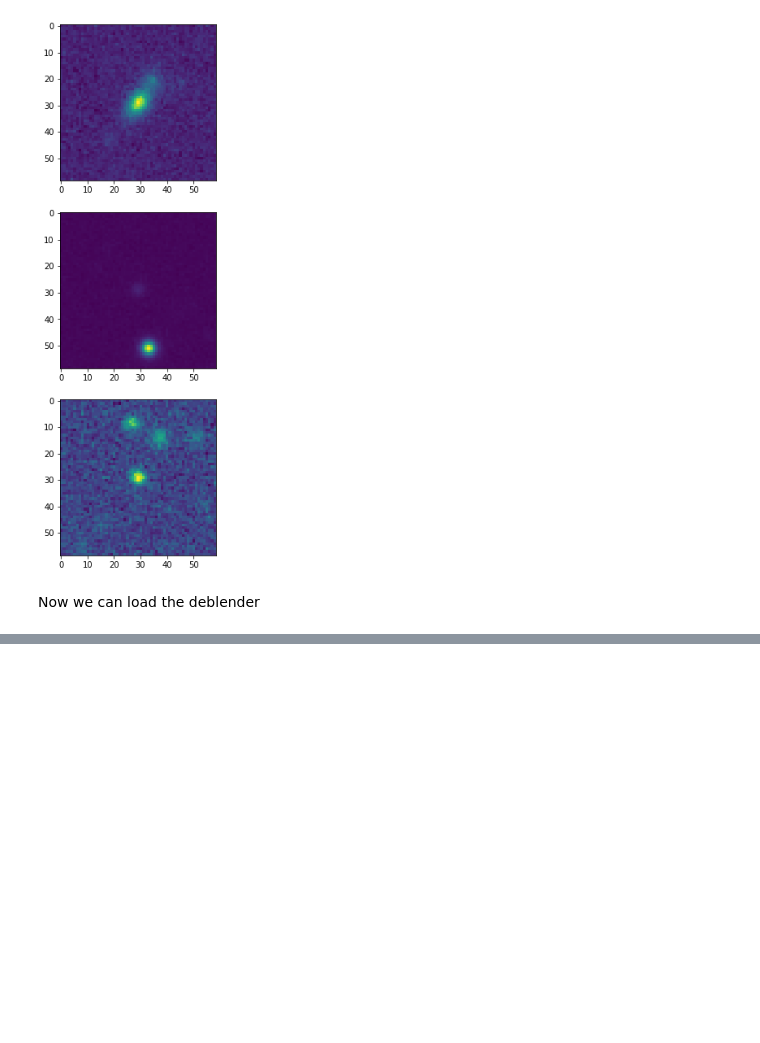
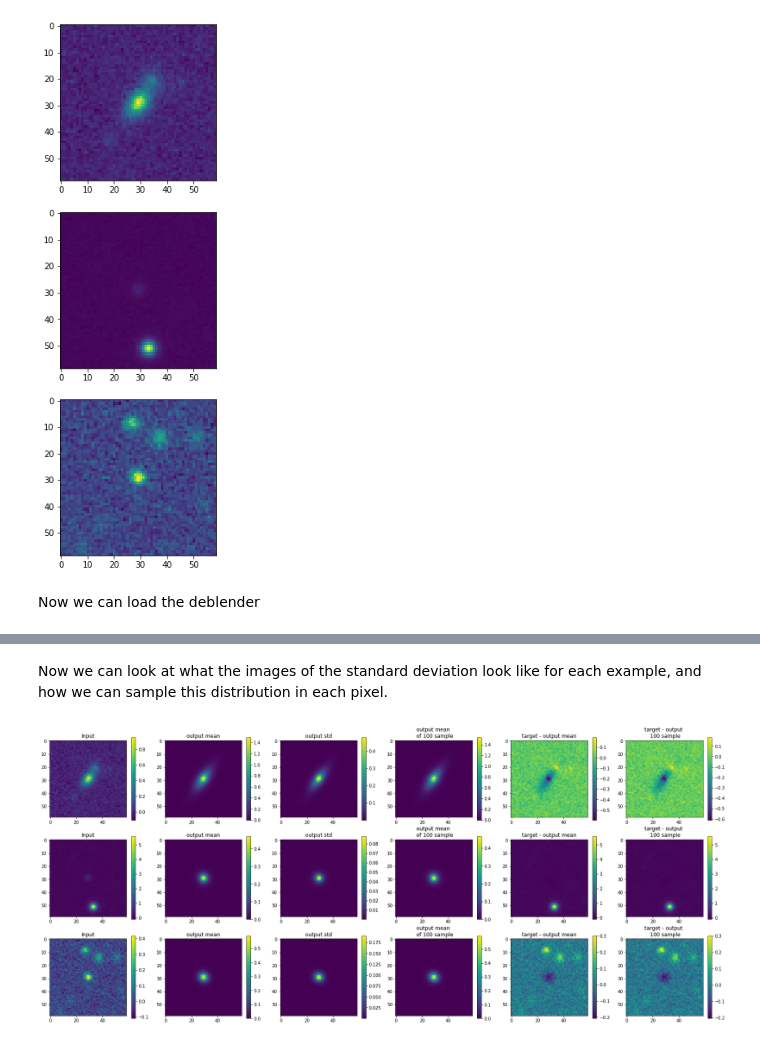
Before and after one commit to astrodeepnet/debvader, a Jupyter notebook: notebooks/deblending_dc2_images.ipynb, the cells around one changed output, grey strips where cells are left out. Drawn from its saved outputs; the diff is of its cells as text; code cells hidden in the pictures; blank space fills up the shorter version.

```diff
--- a/notebooks/deblending_dc2_images.ipynb
+++ b/notebooks/deblending_dc2_images.ipynb
@@ -80,0 +85,31 @@ for i in range (3):
+# %% [markdown]
+Now we can look at what the images of the standard deviation look like for each example, and how we can sample this distribution in each pixel.
+# %%
+output_uncertainty_mean = output_images_distribution.mean().numpy() # Extract the mean of the distribution. Same image as output_images_mean.
+output_uncertainty_std = output_images_distribution.stddev().numpy() # Extract the standard deviation of the distribution.
+output_uncertainty_sample = tf.math.reduce_mean(output_images_distribution.sample(100), axis = 0).numpy() # Sample 100 times the distribution in each pixel and produce a mean image.
+# %%
+fig, axes = plt.subplots(3,6, figsize = (28, 12))
+
+for i in range (3):
+    f1 = axes[i,0].imshow(images[i,:,:,2])
+    f2 = axes[i,1].imshow(output_uncertainty_mean[i,:,:,2])
+    f3 = axes[i,2].imshow(output_uncertainty_std[i,:,:,2])
+    f4 = axes[i,3].imshow(output_uncertainty_sample[i,:,:,2])
+    f5 = axes[i,4].imshow(images[i,:,:,2] - output_uncertainty_mean[i,:,:,2])
+    f6 = axes[i,5].imshow(images[i,:,:,2] - output_uncertainty_sample[i,:,:,2])
+    fig.colorbar(f1, ax = axes[i,0])
+    fig.colorbar(f2, ax = axes[i,1])
+    fig.colorbar(f3, ax = axes[i,2])
+    fig.colorbar(f4, ax = axes[i,3])
+    fig.colorbar(f5, ax = axes[i,4])
+    fig.colorbar(f6, ax = axes[i,5])
+
+    axes[i,0].set_title('Input')
+    axes[i,1].set_title('output mean')
+    axes[i,2].set_title('output std')
+    axes[i,3].set_title('output mean \n of 100 sample')
+    axes[i,4].set_title('target - output mean')
+    axes[i,5].set_title('target - output \n 100 sample')
+# %% [output]
+[figure, added]
```
Also changed, not shown: parts of 9 cells of this notebook, 7 other files.
